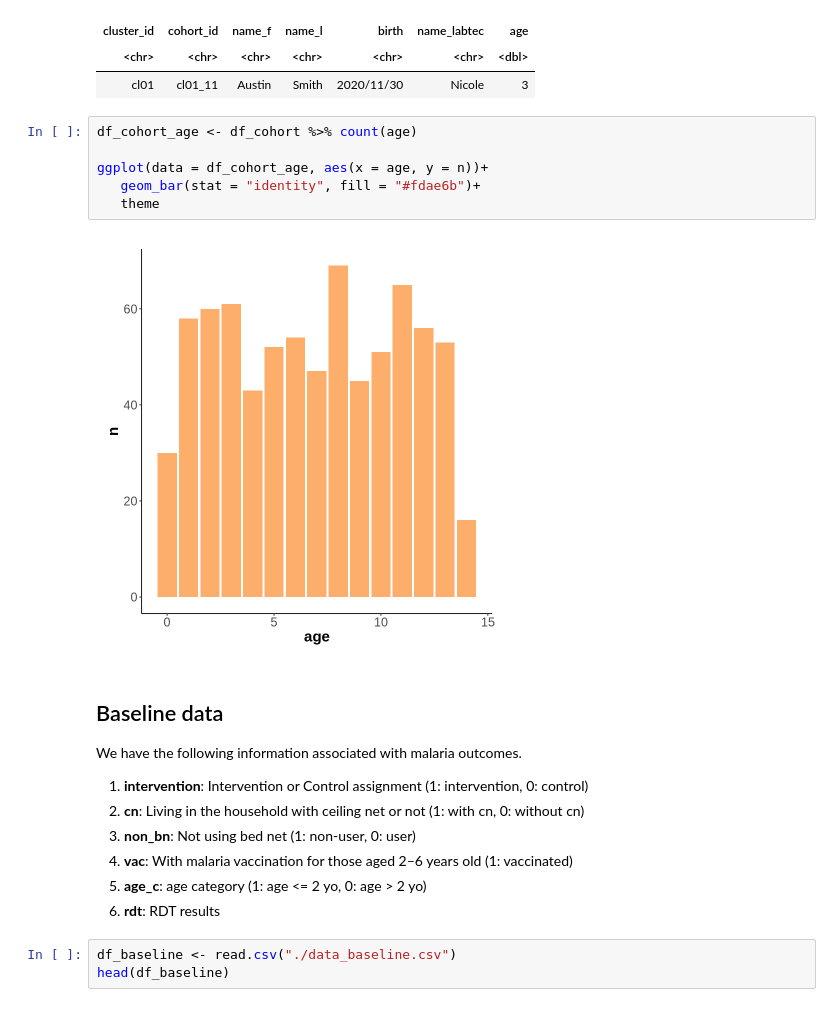
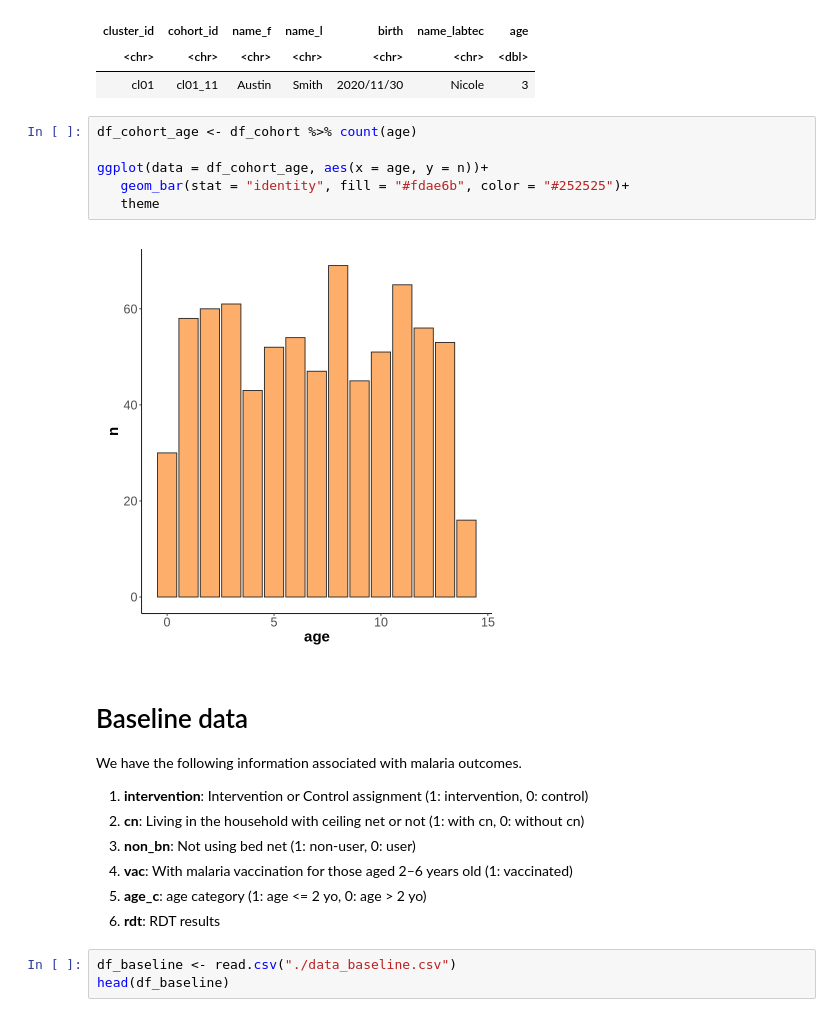
Before and after one commit to KoKYura/KI_PhD_2025, a Jupyter notebook: ki_workshop.ipynb, the cells around one changed output. Drawn from its saved outputs; the diff is of its cells as text.

Commit message:
update raw data

```diff
--- a/ki_workshop.ipynb
+++ b/ki_workshop.ipynb
@@ -153,13 +153,13 @@ A data.frame: 1 × 7
 # %%
 df_cohort_age <- df_cohort %>% count(age)
 
 ggplot(data = df_cohort_age, aes(x = age, y = n))+
-   geom_bar(stat = "identity", fill = "#fdae6b")+
+   geom_bar(stat = "identity", fill = "#fdae6b", color = "#252525")+
    theme
 # %% [output]
-[figure, old version]
+[figure, new version]
 # %% [markdown]
-## Baseline data
+# Baseline data
 
 We have the following information associated with malaria outcomes.
 
```
Also changed, not shown: parts of 26 cells of this notebook.
